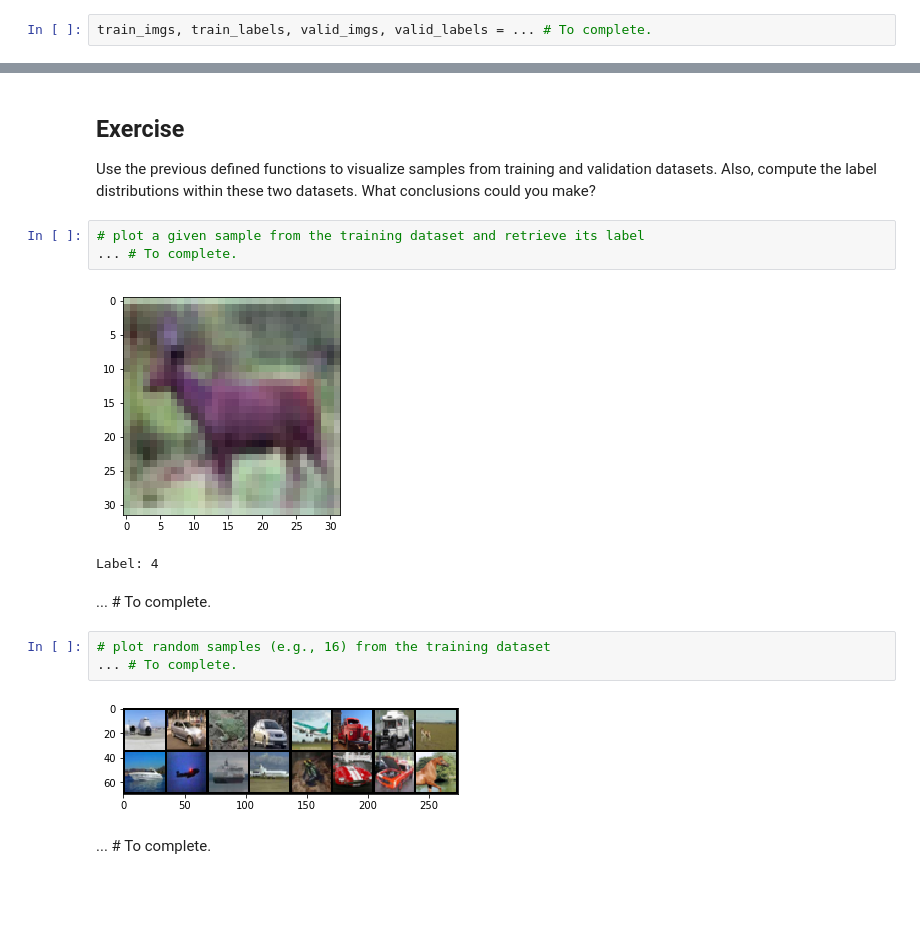
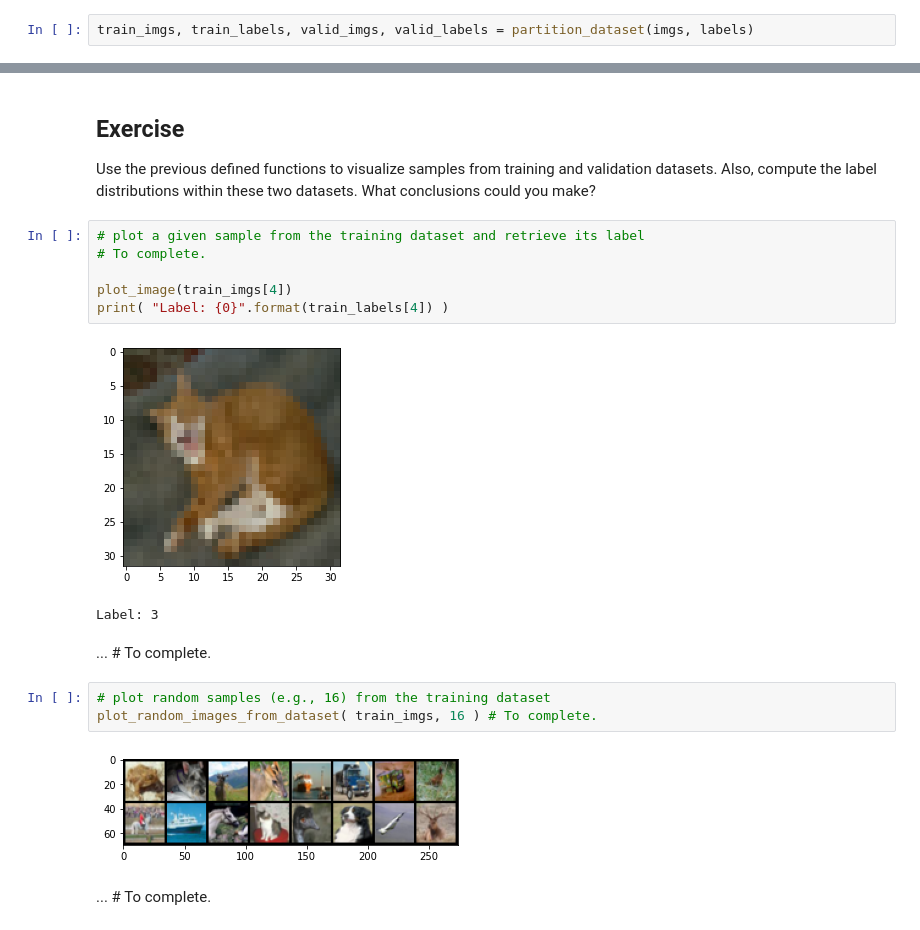
Before and after one commit to aicharya/DL101, a Jupyter notebook: Day1_Data_to_complete.ipynb, the cells around one changed output, grey strips where cells are left out. Drawn from its saved outputs; the diff is of its cells as text; blank space fills up the shorter version.

```diff
--- a/Day1_Data_to_complete.ipynb
+++ b/Day1_Data_to_complete.ipynb
@@ -143,7 +145,7 @@ def partition_dataset(imgs, labels, valid_ratio=0.1, shuffle=True, seed=1234):
 
 Using the default parameters, generate the custom training and validation datasets.
 # %%
-train_imgs, train_labels, valid_imgs, valid_labels = ... # To complete.
+train_imgs, train_labels, valid_imgs, valid_labels = partition_dataset(imgs, labels)
 # %% [markdown]
 # Data visualization
 # %% [markdown]
@@ -209,17 +231,20 @@ def plot_dataset_histogram(labels, title='Label distribution'):
 Use the previous defined functions to visualize samples from training and validation datasets. Also, compute the label distributions within these two datasets. What conclusions could you make?
 # %%
 # plot a given sample from the training dataset and retrieve its label
-... # To complete.
+# To complete.
+
+plot_image(train_imgs[4])
+print( "Label: {0}".format(train_labels[4]) )
 # %% [output]
-[figure, old version]
+[figure, new version]
-Label: 4
+Label: 3
 # %% [markdown]
 ... # To complete.
 # %%
 # plot random samples (e.g., 16) from the training dataset
-... # To complete.
+plot_random_images_from_dataset( train_imgs, 16 ) # To complete.
 # %% [output]
-[figure, old version]
+[figure, new version]
 # %% [markdown]
 ... # To complete.
 # %%
```
Also changed, not shown: parts of 3 cells of this notebook.
